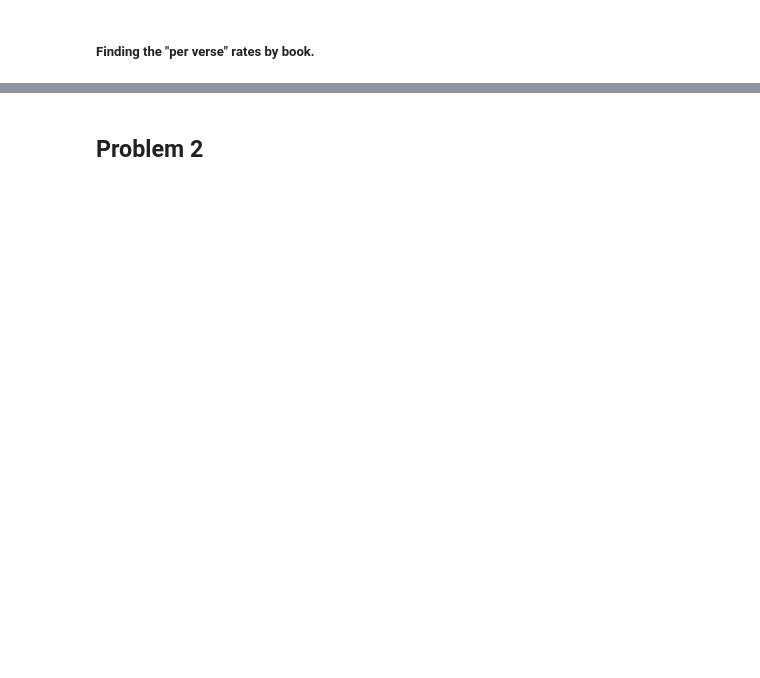
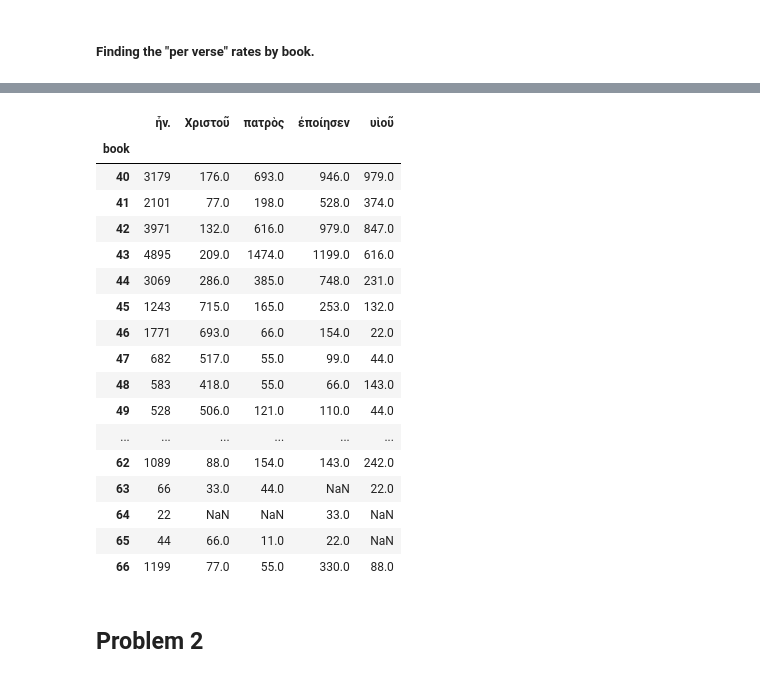
Before and after one commit to Tussky/Datascience-problem-set, a Jupyter notebook: PS2_StatisticalTests.ipynb, the cells around one changed output, grey strips where cells are left out. Drawn from its saved outputs; the diff is of its cells as text; code cells hidden in the pictures; blank space fills up the shorter version.

```diff
--- a/PS2_StatisticalTests.ipynb
+++ b/PS2_StatisticalTests.ipynb
@@ -158,3 +204,24 @@ salient_df = top20_df.loc[top20_df['strong'].astype(str).isin(salient_lemmas_id)
+# %%
+per_verse_df[greek_lemmas] /
+# %% [output]
+|  | ἦν. | Χριστοῦ | πατρὸς | ἐποίησεν | υἱοῦ |
+| book |  |  |  |  |  |
+| 40 | 3179 | 176.0 | 693.0 | 946.0 | 979.0 |
+| 41 | 2101 | 77.0 | 198.0 | 528.0 | 374.0 |
+| 42 | 3971 | 132.0 | 616.0 | 979.0 | 847.0 |
+| 43 | 4895 | 209.0 | 1474.0 | 1199.0 | 616.0 |
+| 44 | 3069 | 286.0 | 385.0 | 748.0 | 231.0 |
+| 45 | 1243 | 715.0 | 165.0 | 253.0 | 132.0 |
+| 46 | 1771 | 693.0 | 66.0 | 154.0 | 22.0 |
+| 47 | 682 | 517.0 | 55.0 | 99.0 | 44.0 |
+| 48 | 583 | 418.0 | 55.0 | 66.0 | 143.0 |
+| 49 | 528 | 506.0 | 121.0 | 110.0 | 44.0 |
+| ... | ... | ... | ... | ... | ... |
+| 62 | 1089 | 88.0 | 154.0 | 143.0 | 242.0 |
+| 63 | 66 | 33.0 | 44.0 | NaN | 22.0 |
+| 64 | 22 | NaN | NaN | 33.0 | NaN |
+| 65 | 44 | 66.0 | 11.0 | 22.0 | NaN |
+| 66 | 1199 | 77.0 | 55.0 | 330.0 | 88.0 |
 # %% [markdown]
 ## Problem 2
 # %%
```
Also changed, not shown: parts of 7 cells of this notebook.
